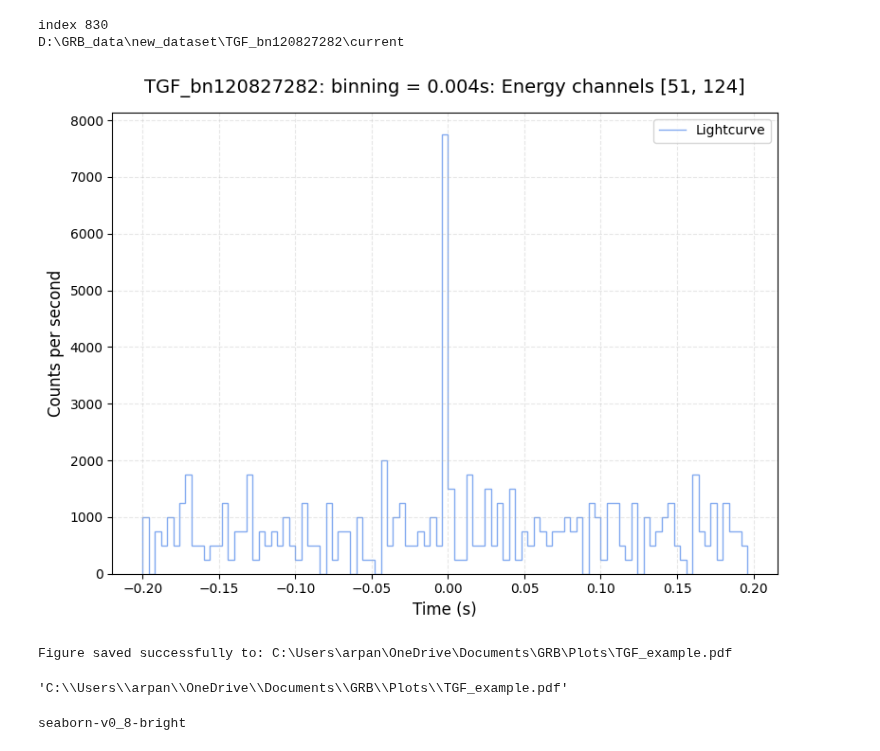
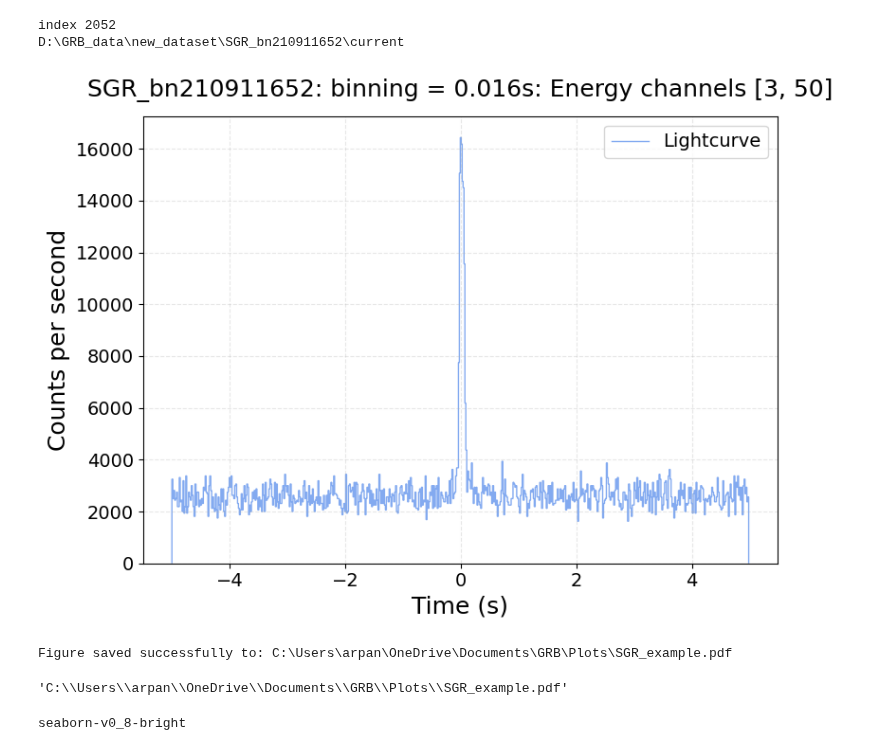
Before and after one commit to ArpanJohn/Transient_Classification, a Jupyter notebook: Standard_lightcurve_plot.ipynb, the cells around one changed output. Cells and saved outputs as stored; diff of their text form; code cells hidden in the pictures.

Commit message:
plot update

```diff
--- a/Standard_lightcurve_plot.ipynb
+++ b/Standard_lightcurve_plot.ipynb
@@ -149,19 +149,19 @@ def lc_from_folder(folder, bins, chr, label, style_no = 0):
             label='Lightcurve')
 
     # Customize the plot
-    plt.xlabel('Time (s)', fontsize=12)
-    plt.ylabel('Counts per second', fontsize=12)
-    plt.title(f'{label}', fontsize=14, pad=15)
+    plt.xlabel('Time (s)',          fontsize=18)
+    plt.ylabel('Counts per second', fontsize=18)
+    plt.title(f'{label}', fontsize=18, pad=15)
 
     # Add grid for better readability
     plt.grid(True, alpha=0.3, linestyle='--')
 
     # Customize tick labels
-    plt.xticks(fontsize=10)
-    plt.yticks(fontsize=10)
+    plt.xticks(fontsize=14)
+    plt.yticks(fontsize=14)
 
     # Add legend if you have multiple curves
-    plt.legend(fontsize=10, loc = 'best')
+    plt.legend(fontsize=14, loc = 'best')
 
     # Adjust layout to prevent label cutoff
     plt.tight_layout()
@@ -170,41 +170,41 @@ def lc_from_folder(folder, bins, chr, label, style_no = 0):
 # %%
 # importing the events.csv file
 df = pd.read_csv('events.csv')
 # print(df.head())
 N = len(df)
 
 i = 0
 while True:
     i = np.random.randint(0,N)
     # i = 2161
     folder = df.iloc[i]['filename']
     event_type, event = folder.split("_")
 
-    if folder == "TGF_bn120827282":
+    if folder == "SGR_bn210911652":
         break
     # if event_type == 'TGF':
     #     break
 print("index",i)
 
 
 bin_sizes = [0.001, 0.004, 0.016, 0.064, 0.256, 1.024, 4.096]
-bin = 1
-bins = np.arange(-0.2,0.2,bin_sizes[bin])
+bin = 2
+bins = np.arange(-5,5,bin_sizes[bin])
 
 channels = [3, 50] # 10 to 100 keV
-channels = [51,124] # 100 to 900 keV
+# channels = [51,124] # 100 to 900 keV
 
 fig = lc_from_folder(folder, bins, channels, label=f"{folder}: binning = {bin_sizes[bin]}s: Energy channels {channels}")
 
 
 plt.show()
 save_to_dir(fig, f'{event_type}_example')
 # %% [output]
-index 830
-D:\GRB_data\new_dataset\TGF_bn120827282\current
+index 2052
+D:\GRB_data\new_dataset\SGR_bn210911652\current
-[figure, old version]
+[figure, new version]
-Figure saved successfully to: C:\Users\arpan\OneDrive\Documents\GRB\Plots\TGF_example.pdf
+Figure saved successfully to: C:\Users\arpan\OneDrive\Documents\GRB\Plots\SGR_example.pdf
-'C:\\Users\\arpan\\OneDrive\\Documents\\GRB\\Plots\\TGF_example.pdf'
+'C:\\Users\\arpan\\OneDrive\\Documents\\GRB\\Plots\\SGR_example.pdf'
 # %%
 print(plt.style.available[12])
 # %% [output]
```
Also changed, not shown: 2 other files.
